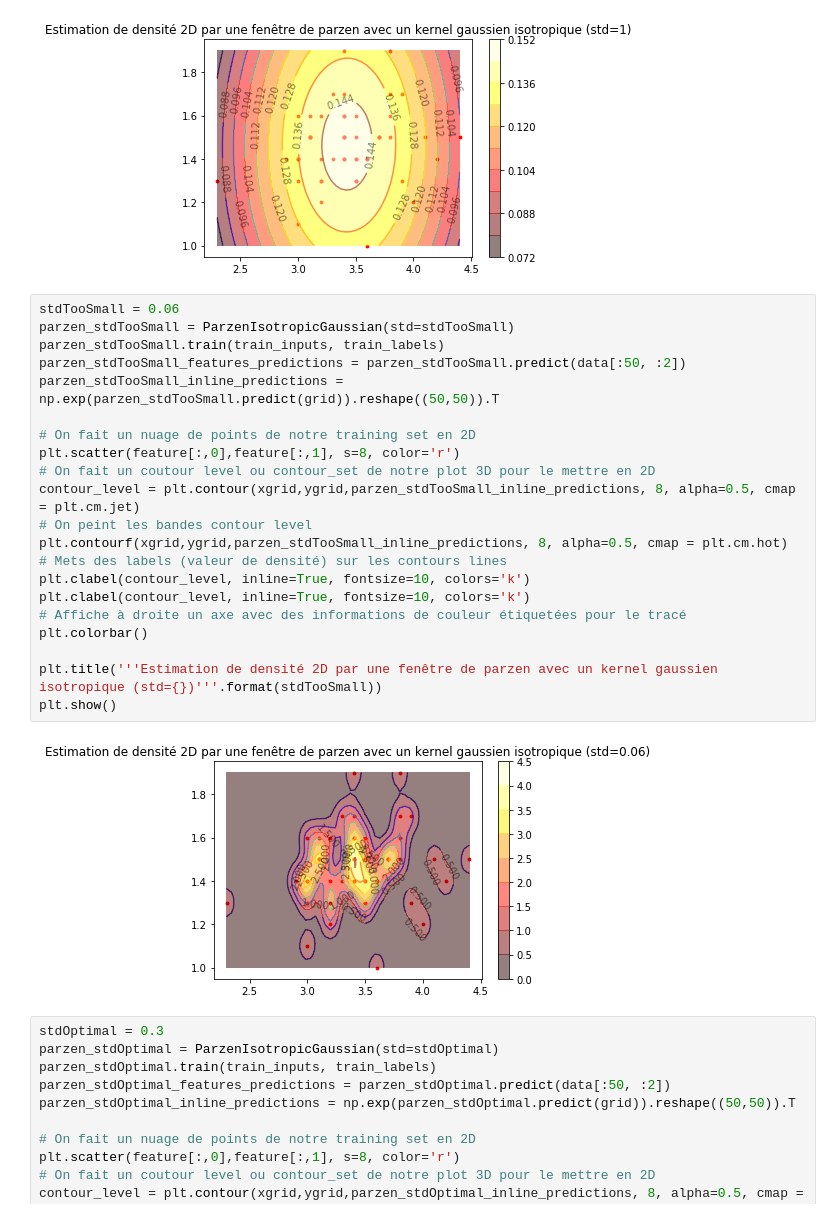
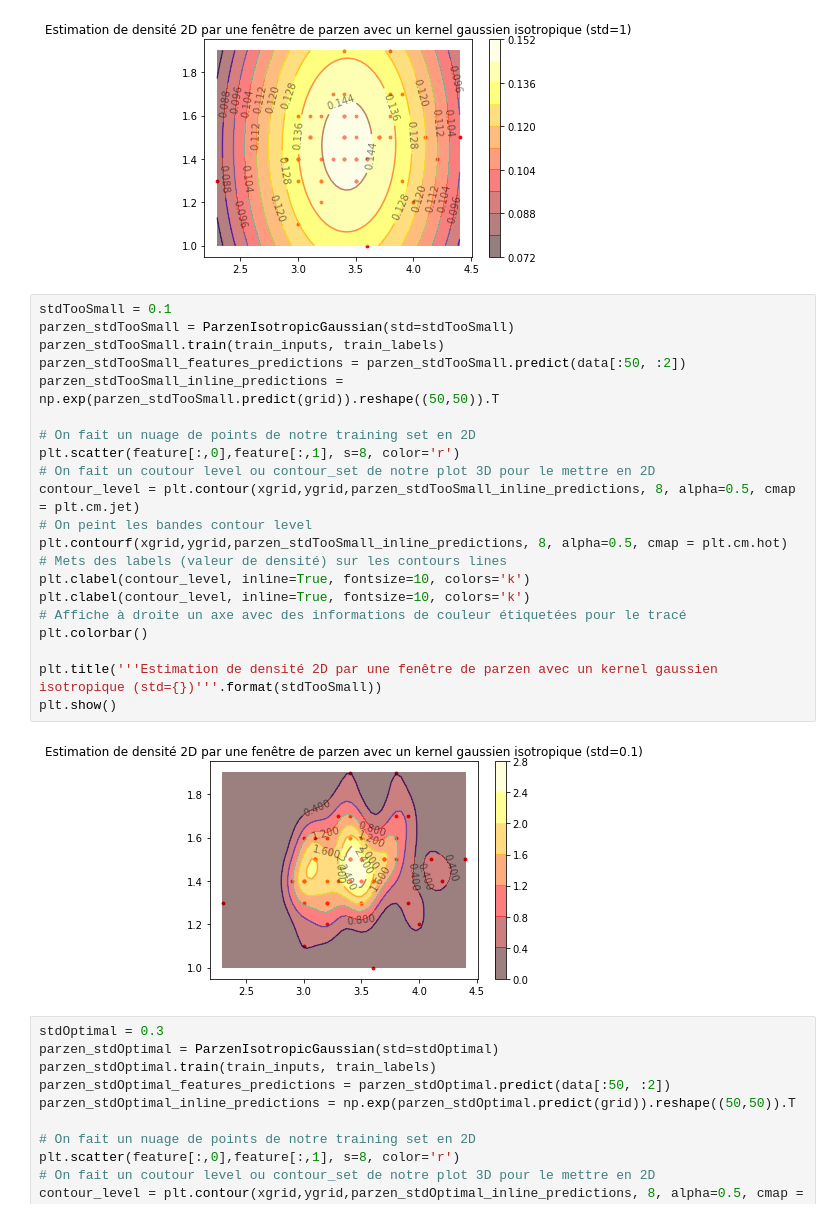
Before and after one commit to PhilippeMarcotte/IFT6390, a Jupyter notebook: Devoir_1/Q4.ipynb, the cells around one changed output. Saved outputs shown, nothing was run; the diff lists cells and outputs as text.

```diff
--- a/Devoir_1/Q4.ipynb
+++ b/Devoir_1/Q4.ipynb
@@ -298,28 +295,28 @@ plt.show()
 # %% [output]
 [figure]
 # %%
-stdTooSmall = 0.06
+stdTooSmall = 0.1
 parzen_stdTooSmall = ParzenIsotropicGaussian(std=stdTooSmall)
 parzen_stdTooSmall.train(train_inputs, train_labels)
 parzen_stdTooSmall_features_predictions = parzen_stdTooSmall.predict(data[:50, :2])
 parzen_stdTooSmall_inline_predictions = np.exp(parzen_stdTooSmall.predict(grid)).reshape((50,50)).T
 
 # On fait un nuage de points de notre training set en 2D
 plt.scatter(feature[:,0],feature[:,1], s=8, color='r')
 # On fait un coutour level ou contour_set de notre plot 3D pour le mettre en 2D
 contour_level = plt.contour(xgrid,ygrid,parzen_stdTooSmall_inline_predictions, 8, alpha=0.5, cmap = plt.cm.jet)
 # On peint les bandes contour level
 plt.contourf(xgrid,ygrid,parzen_stdTooSmall_inline_predictions, 8, alpha=0.5, cmap = plt.cm.hot)
 # Mets des labels (valeur de densité) sur les contours lines
 plt.clabel(contour_level, inline=True, fontsize=10, colors='k')
 plt.clabel(contour_level, inline=True, fontsize=10, colors='k')
 # Affiche à droite un axe avec des informations de couleur étiquetées pour le tracé
 plt.colorbar()
 
 plt.title('''Estimation de densité 2D par une fenêtre de parzen avec un kernel gaussien isotropique (std={})'''.format(stdTooSmall))
 plt.show()
 # %% [output]
-[figure, old version]
+[figure, new version]
 # %%
 stdOptimal = 0.3
 parzen_stdOptimal = ParzenIsotropicGaussian(std=stdOptimal)
```
Also changed, not shown: parts of 5 cells of this notebook, 3 other files.
